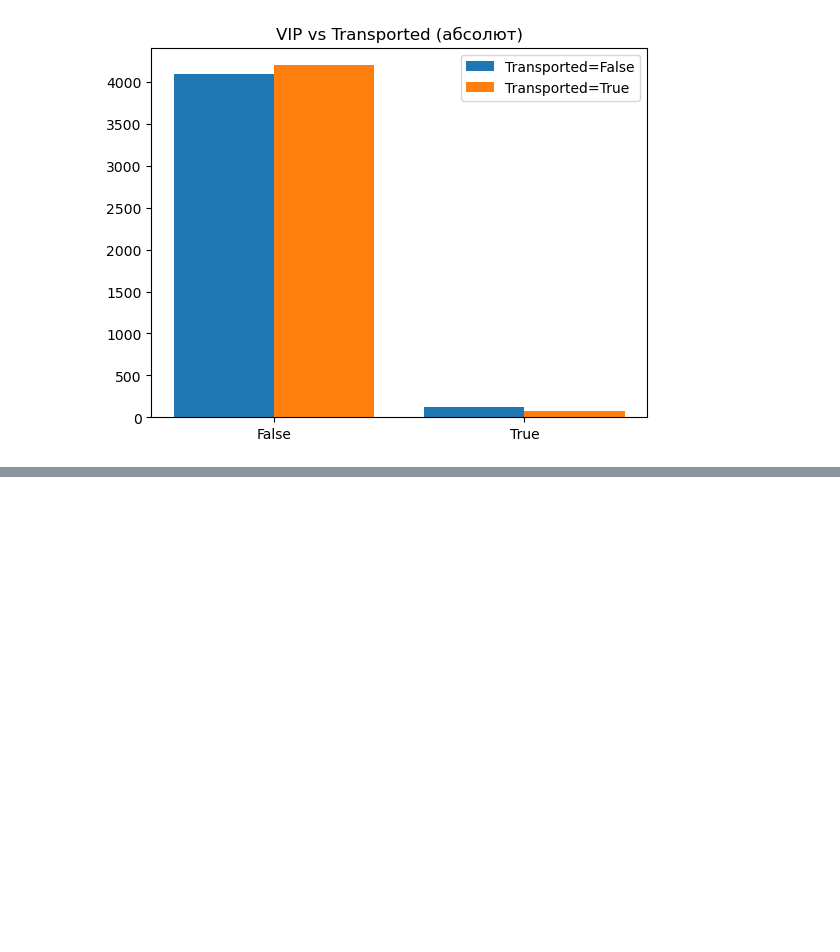
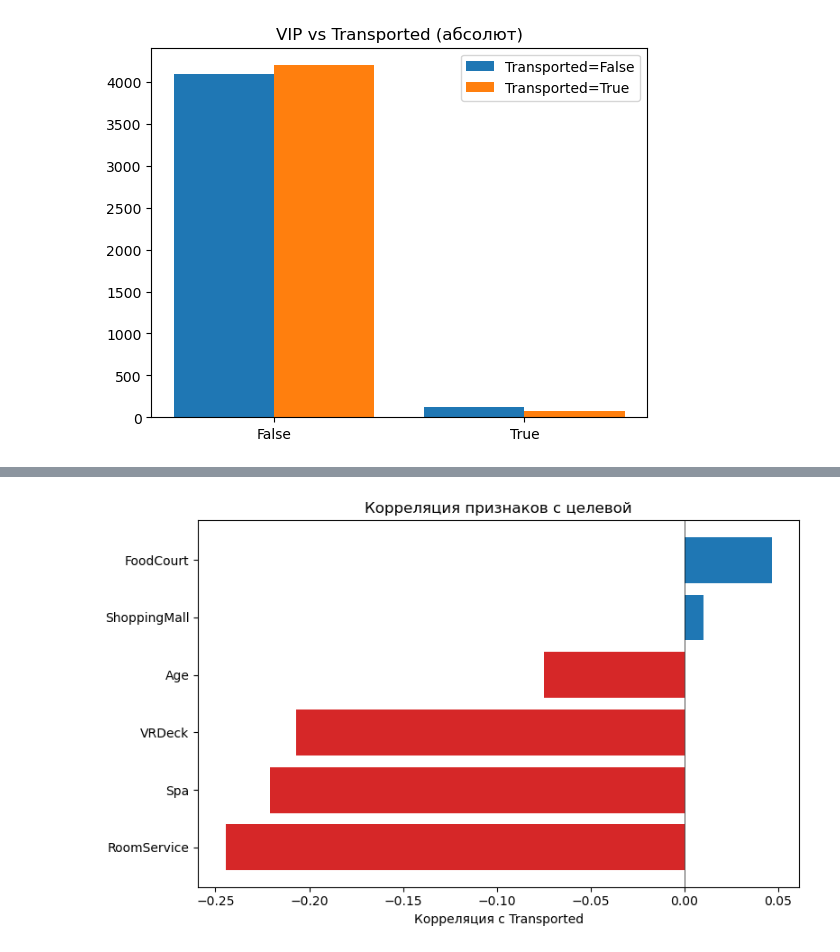
Before and after one commit to folkstay/Spaceship, a Jupyter notebook: SpaceShip.ipynb, the cells around one changed output, grey strips where cells are left out. Cells and saved outputs as stored; diff of their text form; code cells hidden in the pictures; blank space fills up the shorter version.

```diff
--- a/SpaceShip.ipynb
+++ b/SpaceShip.ipynb
@@ -130,0 +143,8 @@ plt.show()
+# %%
+# Целевая → 0/1
+df["Transported_int"] = df["Transported"].astype(int)
+
+# Корреляция числовых признаков с целевой
+num_cols = ["Age", "RoomService", "FoodCourt", "ShoppingMall", "Spa", "VRDeck", "Transported_int"]
+corr_with_target = df[num_cols].corr()["Transported_int"].sort_values()
+print(corr_with_target)
@@ -130,0 +160,13 @@ plt.show()
+# %%
+corr_target = df[num_cols].corr()["Transported_int"].drop("Transported_int").sort_values()
+
+plt.figure(figsize=(8, 5))
+colors = ["C3" if v < 0 else "C0" for v in corr_target.values]
+plt.barh(corr_target.index, corr_target.values, color=colors)
+plt.axvline(0, color="black", linewidth=0.5)
+plt.xlabel("Корреляция с Transported")
+plt.title("Корреляция признаков с целевой")
+plt.tight_layout()
+plt.show()
+# %% [output]
+[figure, added]
```
Also changed, not shown: parts of 5 cells of this notebook.
